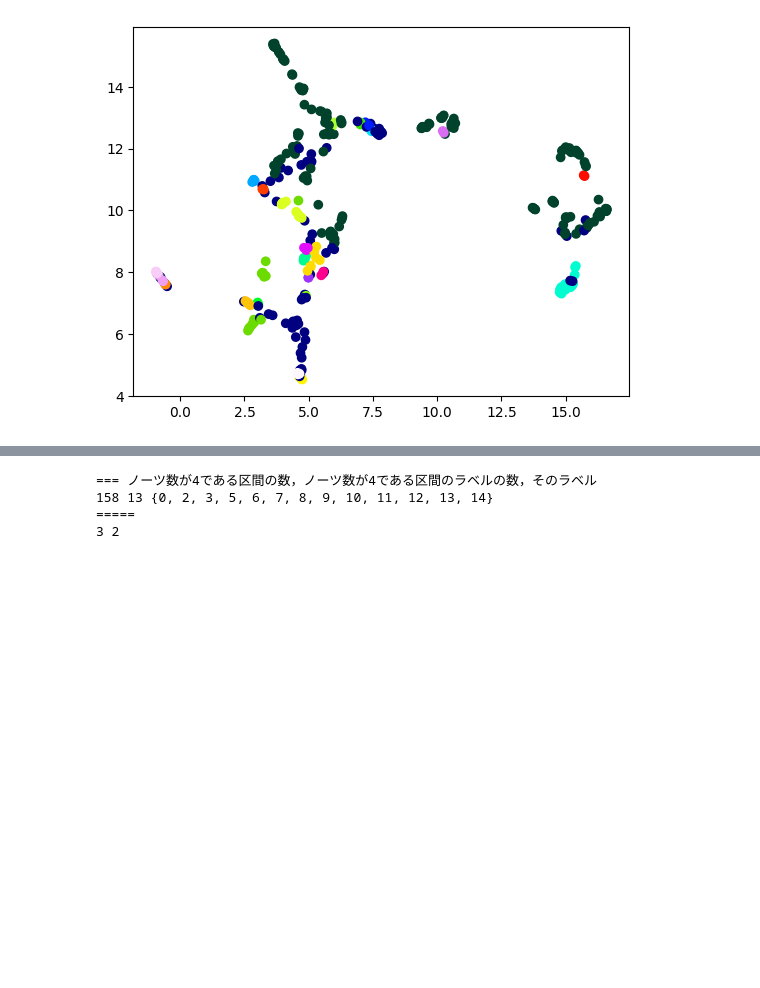
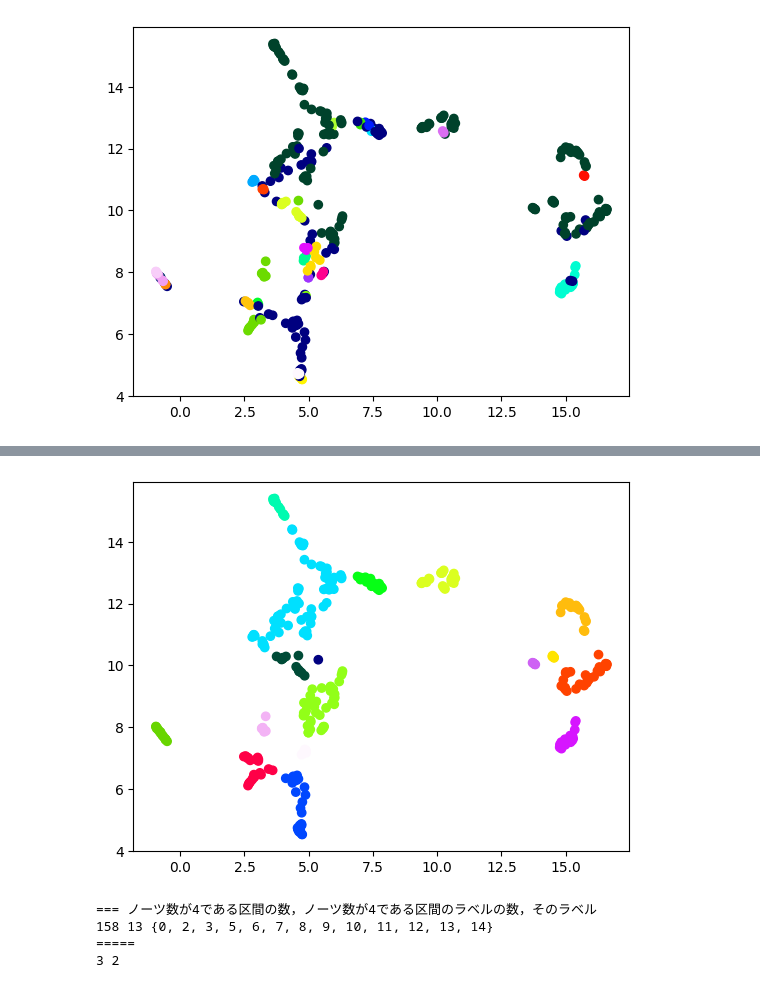
Before and after one commit to vdslab/watahal_proseka-score, a Jupyter notebook: score/clustering.ipynb, the cells around one changed output, grey strips where cells are left out. Saved outputs shown, nothing was run; the diff lists cells and outputs as text; code cells hidden in the pictures; blank space fills up the shorter version.

```diff
--- a/score/clustering.ipynb
+++ b/score/clustering.ipynb
@@ -225,35 +225,35 @@ try:
 except:
     pass
 
-for label in clustering_labels:
-    # ラベルが一致するデータのみをフィルタリング
-    # plt.scatter(data_subset[:, 0], data_subset[:, 1], label=str(label))
+# for label in clustering_labels:
+#     # ラベルが一致するデータのみをフィルタリング
+#     # plt.scatter(data_subset[:, 0], data_subset[:, 1], label=str(label))
 
-    dir_path = f"{base_dir}label-{label}/"
-    try:
-        os.mkdir(dir_path)
-    except:
-        pass
-    file_name = f"{str(datetime.datetime.now().time())}"
-    print(file_name)
+#     dir_path = f"{base_dir}label-{label}/"
+#     try:
+#         os.mkdir(dir_path)
+#     except:
+#         pass
+#     file_name = f"{str(datetime.datetime.now().time())}"
+#     print(file_name)
 
-    data_range = clustering_result == label
-    data_subset = data_umap[data_range]
-    section_subset = [s for s,d in zip(sections,data_range) if d]
+#     data_range = clustering_result == label
+#     data_subset = data_umap[data_range]
+#     section_subset = [s for s,d in zip(sections,data_range) if d]
 
-    for i,section in enumerate(section_subset):
-        xs = [item["x"] for item in section]
-        ys = [item["y"] for item in section]
-        plt.scatter(xs,ys, color="b", label=label)
-        plt.xlim([-0.3,12.3])
-        plt.savefig(f"{dir_path}{i}_{file_name}.png")
-        plt.close()
+#     for i,section in enumerate(section_subset):
+#         xs = [item["x"] for item in section]
+#         ys = [item["y"] for item in section]
+#         plt.scatter(xs,ys, color="b", label=label)
+#         plt.xlim([-0.3,12.3])
+#         plt.savefig(f"{dir_path}{i}_{file_name}.png")
+#         plt.close()
 
 # plt.legend()
 # plt.xlim(left=-5)
 # plt.show()
 
-# plt.scatter(data_umap[:,0],data_umap[:,1], c=clustering_result, cmap="gist_ncar")
-# plt.savefig(dir_path + f"{file_explain}_plot-umap.png")
-# plt.show()
+plt.scatter(data_umap[:,0],data_umap[:,1], c=clustering_result, cmap="gist_ncar")
+plt.savefig(dir_path + f"{file_explain}_plot-umap2clustering.png")
+plt.show()
 # %% [output]
@@ -277,3 +260,4 @@ for label in clustering_labels:
+[figure, added]
 # %%
 import json
 from pprint import pprint
```
Also changed, not shown: parts of 2 cells of this notebook.
